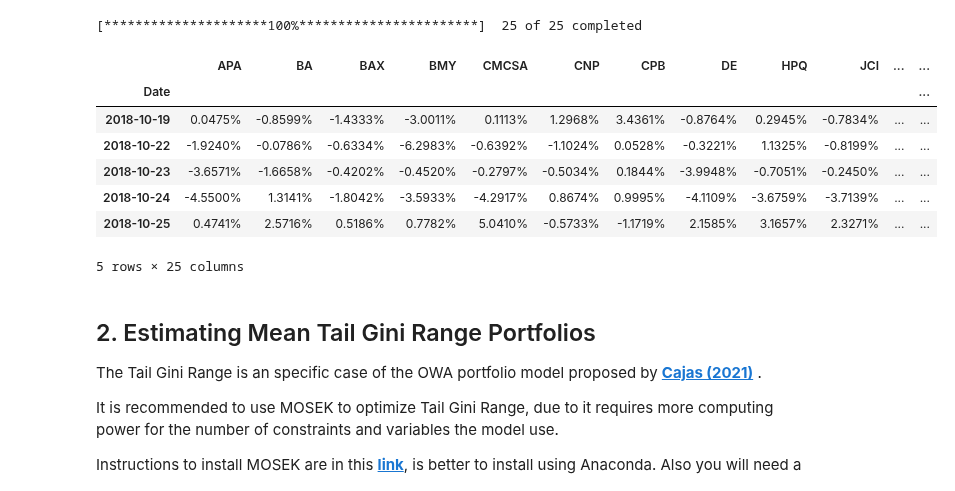
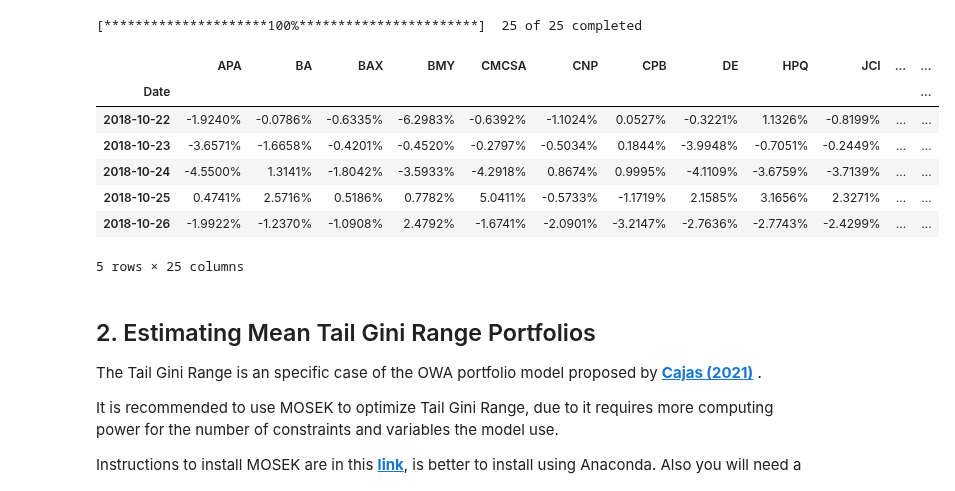
Before and after one commit to dcajasn/Riskfolio-Lib, a Jupyter notebook: examples/Tutorial 36.ipynb, the cells around one changed output. Cells and saved outputs as stored; diff of their text form; code cells hidden in the pictures.

```diff
--- a/examples/Tutorial 36.ipynb
+++ b/examples/Tutorial 36.ipynb
@@ -37,18 +37,17 @@ data.columns = assets
 # %%
 # Calculating returns
 
-Y = data[assets].pct_change().dropna()
-Y = Y.iloc[-300:,:]
+Y = data[assets].iloc[-300:,:].pct_change().dropna()
 
 display(Y.head())
 # %% [output]
 |  | APA | BA | BAX | BMY | CMCSA | CNP | CPB | DE | HPQ | JCI | ... | ... |
 | Date |  |  |  |  |  |  |  |  |  |  |  | ... |
-| 2018-10-19 | 0.0475% | -0.8599% | -1.4333% | -3.0011% | 0.1113% | 1.2968% | 3.4361% | -0.8764% | 0.2945% | -0.7834% | ... | ... |
-| 2018-10-22 | -1.9240% | -0.0786% | -0.6334% | -6.2983% | -0.6392% | -1.1024% | 0.0528% | -0.3221% | 1.1325% | -0.8199% | ... | ... |
-| 2018-10-23 | -3.6571% | -1.6658% | -0.4202% | -0.4520% | -0.2797% | -0.5034% | 0.1844% | -3.9948% | -0.7051% | -0.2450% | ... | ... |
-| 2018-10-24 | -4.5500% | 1.3141% | -1.8042% | -3.5933% | -4.2917% | 0.8674% | 0.9995% | -4.1109% | -3.6759% | -3.7139% | ... | ... |
-| 2018-10-25 | 0.4741% | 2.5716% | 0.5186% | 0.7782% | 5.0410% | -0.5733% | -1.1719% | 2.1585% | 3.1657% | 2.3271% | ... | ... |
+| 2018-10-22 | -1.9240% | -0.0786% | -0.6335% | -6.2983% | -0.6392% | -1.1024% | 0.0527% | -0.3221% | 1.1326% | -0.8199% | ... | ... |
+| 2018-10-23 | -3.6571% | -1.6658% | -0.4201% | -0.4520% | -0.2797% | -0.5034% | 0.1844% | -3.9948% | -0.7051% | -0.2449% | ... | ... |
+| 2018-10-24 | -4.5500% | 1.3141% | -1.8042% | -3.5933% | -4.2918% | 0.8674% | 0.9995% | -4.1109% | -3.6759% | -3.7139% | ... | ... |
+| 2018-10-25 | 0.4741% | 2.5716% | 0.5186% | 0.7782% | 5.0411% | -0.5733% | -1.1719% | 2.1585% | 3.1656% | 2.3271% | ... | ... |
+| 2018-10-26 | -1.9922% | -1.2370% | -1.0908% | 2.4792% | -1.6741% | -2.0901% | -3.2147% | -2.7636% | -2.7743% | -2.4299% | ... | ... |
 5 rows × 25 columns
 # %% [markdown]
 ## 2. Estimating Mean Tail Gini Range Portfolios
```
Also changed, not shown: parts of 7 cells of this notebook.
